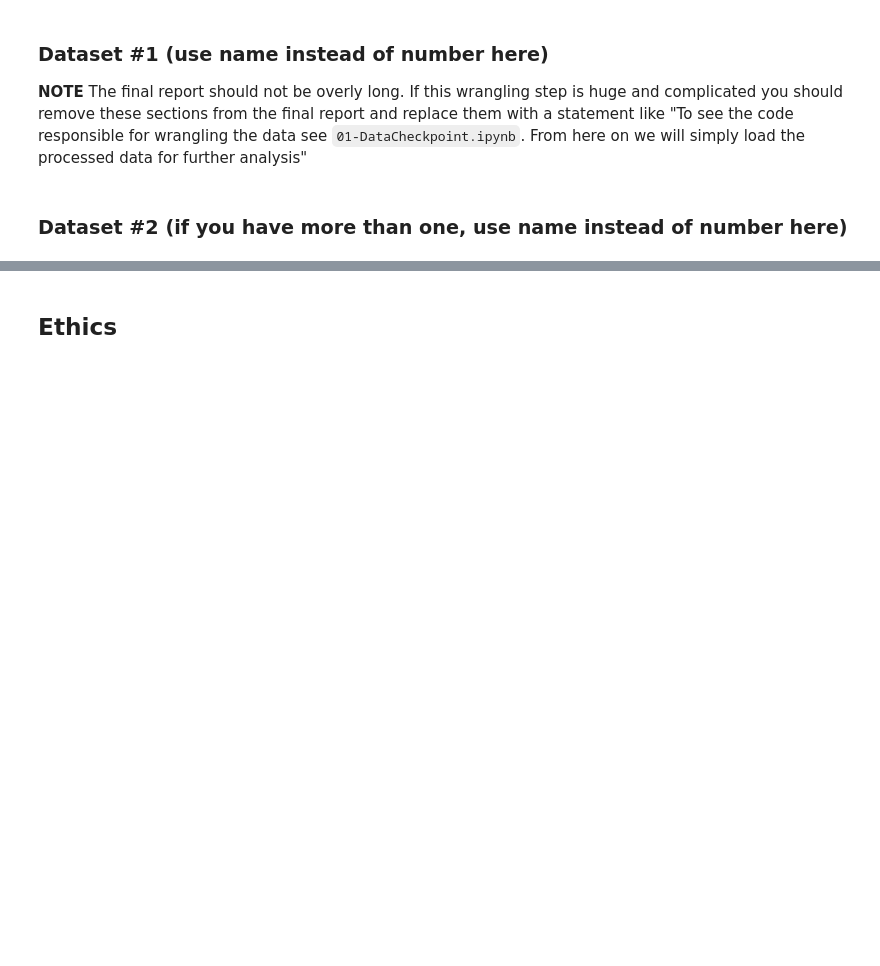
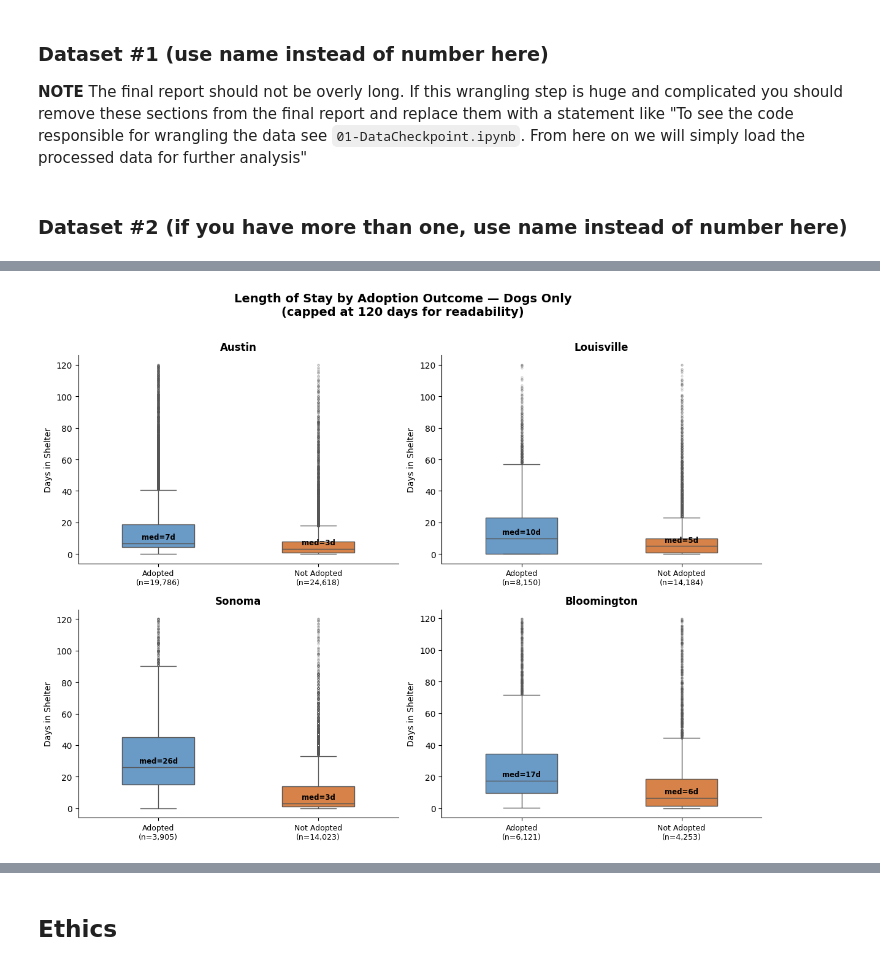
Before and after one commit to COGS108/Group143_WI26, a Jupyter notebook: 03-FinalProject.ipynb, the cells around one changed output, grey strips where cells are left out. Drawn from its saved outputs; the diff is of its cells as text; code cells hidden in the pictures; blank space fills up the shorter version.

```diff
--- a/03-FinalProject.ipynb
+++ b/03-FinalProject.ipynb
@@ -159,0 +377,79 @@ Some more words and stuff.  Remember notebooks work best if you interleave the c
+# %%
+def build_rq3_subset(df, city, los_col, outcome_col, adopt_label,
+                     species_col=None, species_val=None):
+    """Filter to dogs, extract length of stay in days, classify adoption as 1/0,
+    and remove invalid LOS values (negative or > 365 days)."""
+    sub = df.copy()
+    if species_col:
+        sub = sub[sub[species_col].str.strip().str.upper() == species_val.upper()]
+    out = pd.DataFrame({
+        "city": city,
+        "length_of_stay_days": pd.to_numeric(sub[los_col], errors="coerce"),
+        "adopted": (sub[outcome_col].str.strip().str.upper() == adopt_label.upper()).astype(int)
+    })
+    # keep only rows with valid LOS between 0 and 365 days
+    return out[(out["length_of_stay_days"].notna()) &
+               (out["length_of_stay_days"] >= 0) &
+               (out["length_of_stay_days"] <= 365)]
+
+# combine LOS into one dataframe
+rq3 = pd.concat([
+    build_rq3_subset(austin, "Austin", "length_of_stay_days", "outcome_type", "Adoption", "animal_type", "Dog"),
+    build_rq3_subset(louisville, "Louisville", "length_of_stay_days", "outtype", "ADOPTION", "animaltype", "DOG"),
+    build_rq3_subset(sonoma, "Sonoma", "Days in Shelter", "Outcome Type", "ADOPTION", "Type", "DOG"),
+    build_rq3_subset(bloomington, "Bloomington", "length_of_stay_days", "movementtype", "Adoption", "speciesname", "Dog"),
+], ignore_index=True)
+
+# create a human-readable label for plotting
+rq3["outcome_label"] = rq3["adopted"].map({1: "Adopted", 0: "Not Adopted"})
+
+# visualization for RQ3
+CAP_DAYS = 120
+PALETTE  = {"Adopted": "#5B9BD5", "Not Adopted": "#ED7D31"}
+fig, axes = plt.subplots(2, 2, figsize=(12, 9), sharey=False)
+fig.suptitle("Length of Stay by Adoption Outcome — Dogs Only\n(capped at 120 days for readability)",
+             fontsize=14, fontweight="bold", y=1.01)
+
+for ax, city in zip(axes.flat, CITY_ORDER_4):
+    sub = rq3[(rq3["city"] == city) & (rq3["length_of_stay_days"] <= CAP_DAYS)]
+
+    med_a = sub[sub["adopted"]==1]["length_of_stay_days"].median()
+    med_n = sub[sub["adopted"]==0]["length_of_stay_days"].median()
+    n_a   = (sub["adopted"]==1).sum()
+    n_n   = (sub["adopted"]==0).sum()
+
+    sns.boxplot(data=sub, x="outcome_label", y="length_of_stay_days", hue="outcome_label",
+                order=["Adopted","Not Adopted"], palette=PALETTE, width=0.45, legend=False, ax=ax,
+                flierprops=dict(marker="o", markersize=2, alpha=0.25))
+
+    for i, (med, label) in enumerate([(med_a,"Adopted"), (med_n,"Not Adopted")]):
+        ax.text(i, med + 1.5, f"med={med:.0f}d", ha="center", va="bottom", fontsize=8.5, fontweight="bold")
+
+    ax.set_title(city, fontsize=12, fontweight="bold")
+    ax.set_xlabel("")
+    ax.set_ylabel("Days in Shelter", fontsize=10)
+    ax.set_xticklabels([f"Adopted\n(n={n_a:,})", f"Not Adopted\n(n={n_n:,})"], fontsize=9)
+    sns.despine(ax=ax)
+
+plt.tight_layout()
+plt.savefig("results/rq3_los_boxplots.png", dpi=150, bbox_inches="tight")
+plt.show()
+
+print("\nMedian Length of Stay (days) by City and Outcome:")
+print(rq3.groupby(["city","outcome_label"])["length_of_stay_days"].median().unstack().round(1))
+
+# Mann-Whitney U tests (non-parametric)
+# We use Mann-Whitney instead of a t-test because LOS is heavily right-skewed
+# (most dogs leave quickly, but some stay for months)
+print("\nMann-Whitney U Tests: LOS — Adopted vs. Not Adopted (two-sided)")
+print("=" * 65)
+for city in CITY_ORDER_4:
+    a_los = rq3[(rq3["city"]==city) & (rq3["adopted"]==1)]["length_of_stay_days"]
+    n_los = rq3[(rq3["city"]==city) & (rq3["adopted"]==0)]["length_of_stay_days"]
+    u_stat, p = stats.mannwhitneyu(a_los, n_los, alternative="two-sided")
+    print(f"\n{city}:  Adopted median = {a_los.median():.1f}d (n={len(a_los):,}),  "
+          f"Not Adopted median = {n_los.median():.1f}d (n={len(n_los):,})")
+    print(f"  U = {u_stat:.0f},  p = {p:.2e}")
+    print(f"  → {'Significant' if p < 0.05 else 'Not significant'} (p {'<' if p < 0.05 else '>='} 0.05)")
+# %% [output]
+[figure, added]
```
Also changed, not shown: parts of 20 cells of this notebook, 3 other files.
